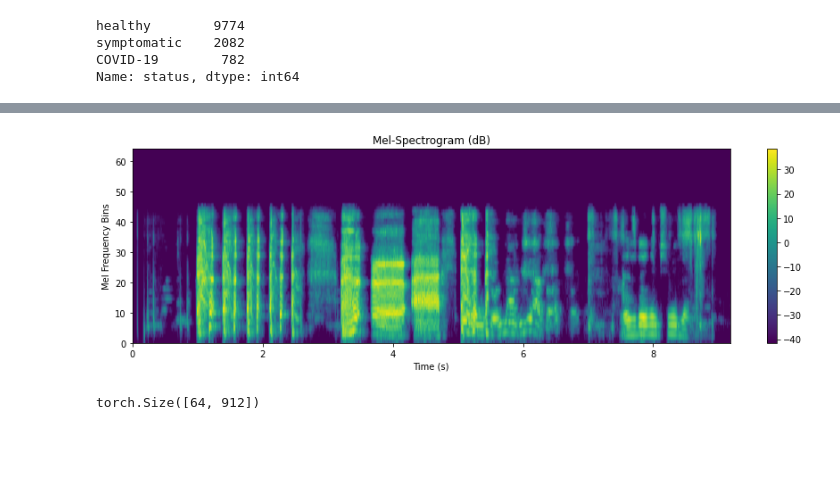
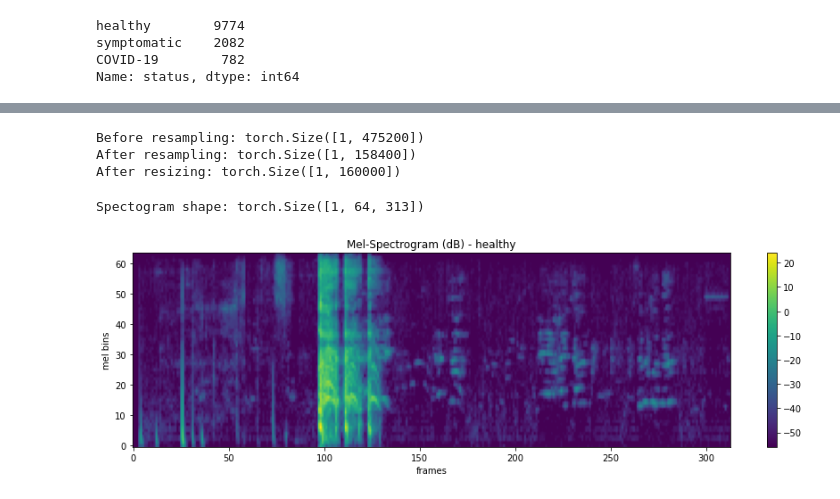
Before and after one commit to CE8-ComputerEng/Deep-Learning-Mini-Project, a Jupyter notebook: data-explore.ipynb, the cells around one changed output, grey strips where cells are left out. Saved outputs shown, nothing was run; the diff lists cells and outputs as text; code cells hidden in the pictures; blank space fills up the shorter version.

```diff
--- a/data-explore.ipynb
+++ b/data-explore.ipynb
@@ -122,0 +113,13 @@ Status: healthy
+# %%
+SAMPLE_ID = np.random.randint(0, len(filtered_df))
+
+uuid, cough_detected, status = filtered_df[['uuid', 'cough_detected', 'status']].iloc[SAMPLE_ID]
+
+sig, sr, info = load_audio_file(uuid)
+
+print('Sample rate: {} Hz'.format(sr))
+print('Duration: {} s'.format(info.num_frames / info.sample_rate))
+print('Channels: {}'.format(info.num_channels))
+
+print('Cough detected: {}'.format(cough_detected))
+print('Status: {}'.format(status))
@@ -135,22 +158,38 @@ plt.show()
+# %%
+from dataset import AudioUtils
+
+SAMPLE_RATE = 16000
+DURATION = 10
+
+print('Before resampling: {}'.format(sig.shape))
+
+signal = AudioUtils.resample(sig, sr, SAMPLE_RATE)
+signal = AudioUtils.rechannel(signal, 1)
+
+print('After resampling: {}'.format(signal.shape))
+
+signal = AudioUtils.resize(signal, DURATION, SAMPLE_RATE)
+
+print('After resizing: {}'.format(signal.shape))
+# %% [output]
+Before resampling: torch.Size([1, 475200])
+After resampling: torch.Size([1, 158400])
+After resizing: torch.Size([1, 160000])
+# %%
+spectogram = AudioUtils.get_spectrogram(signal, SAMPLE_RATE)
+print('Spectogram shape: {}'.format(spectogram.shape))
+# %% [output]
+Spectogram shape: torch.Size([1, 64, 313])
 # %%
-N_MELS = 64
-
-spec = transforms.MelSpectrogram(sr, n_fft=1024, n_mels=N_MELS)(sig)
-spec = transforms.AmplitudeToDB(top_db=80)(spec)
-
 fig, axs = plt.subplots(1, 1, figsize=(15, 4))
 
-axs.set_title('Mel-Spectrogram (dB)')
-axs.set_xlabel('Time (s)')
-axs.set_ylabel('Mel Frequency Bins')
+axs.set_title(f'Mel-Spectrogram (dB) - {status}')
+axs.set_xlabel('frames')
+axs.set_ylabel('mel bins')
 
-im = axs.imshow(spec[0], origin='lower', aspect='auto', extent=(0, sig[0].shape[0] / sr, 0, N_MELS))
+im = axs.imshow(spectogram[0], origin='lower', aspect='auto')
 fig.colorbar(im, ax=axs)
 
 plt.show(block=False)
 # %% [output]
-[figure, old version]
+[figure, new version]
-# %%
-spec[0].shape
-# %% [output]
-torch.Size([64, 912])
```
Also changed, not shown: parts of 12 cells of this notebook, 2 other files.
